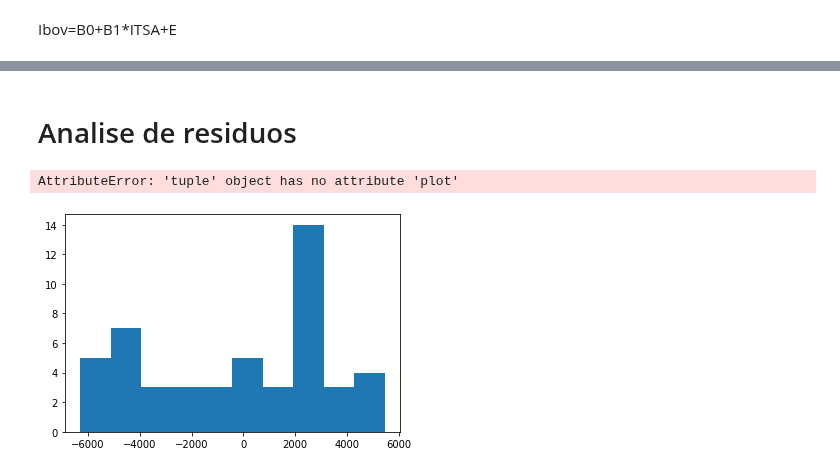
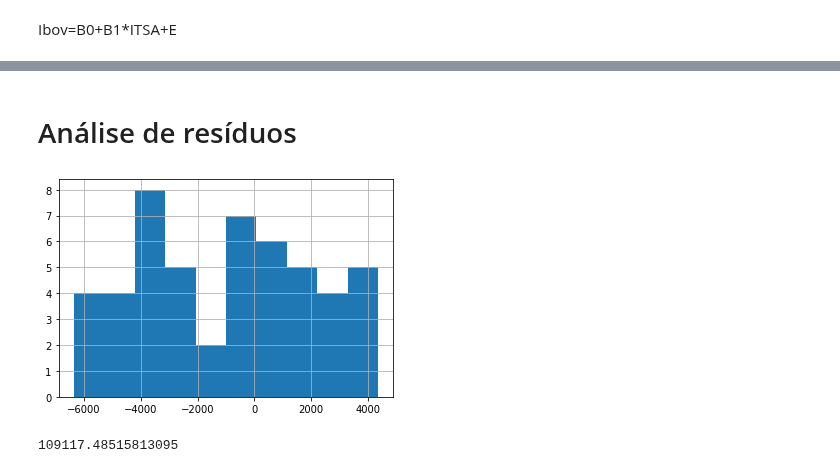
Before and after one commit to pbcarani/P3-Data-Science, a Jupyter notebook: P3_ibov_itausa.ipynb, the cells around one changed output, grey strips where cells are left out. Drawn from its saved outputs; the diff is of its cells as text; code cells hidden in the pictures.

```diff
--- a/P3_ibov_itausa.ipynb
+++ b/P3_ibov_itausa.ipynb
@@ -239,4 +258,4 @@ ibovfuturo
 # %% [markdown]
-# Analise de residuos
+# Análise de resíduos
 # %%
 e=y_test-y_pred
@@ -245,11 +262,4 @@ mu, std = norm.fit(e)
-# %%
-
-ax=plt.hist(e)
-
-x=np.linspace(min(e), max(e))
-p=norm.pdf(x, mu, std)
-ax.plot(x, p)
-plt.show()
-# %% [output]
-AttributeError: 'tuple' object has no attribute 'plot'
-[figure, removed]
+# %%
+e.hist();
+# %% [output]
+[figure, added]
@@ -255,0 +270,4 @@ AttributeError: 'tuple' object has no attribute 'plot'
+# %%
+ibovfuturo
+# %% [output]
+109117.48515813095
```
Also changed, not shown: parts of 15 cells of this notebook.
